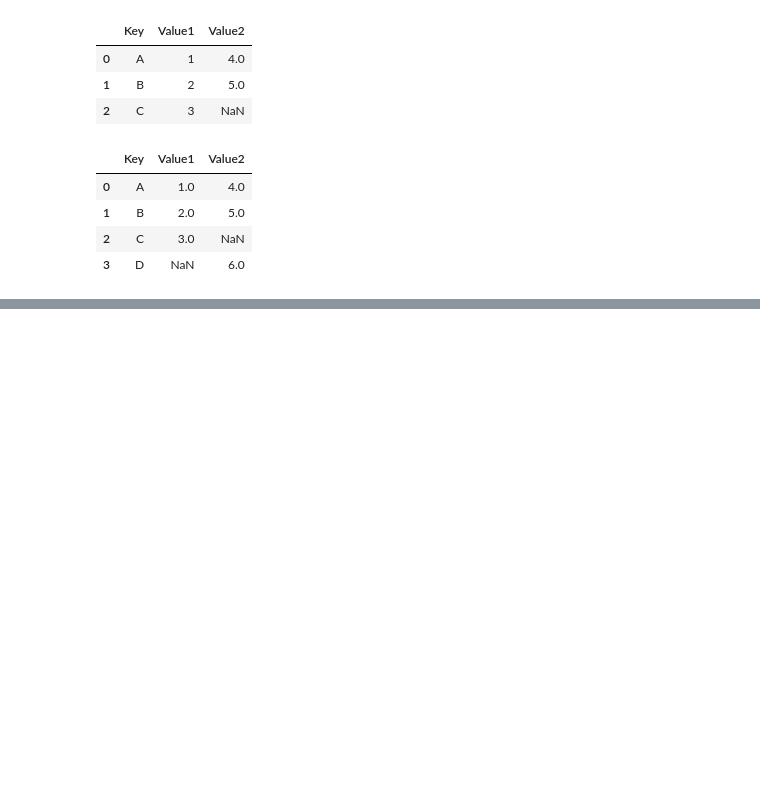
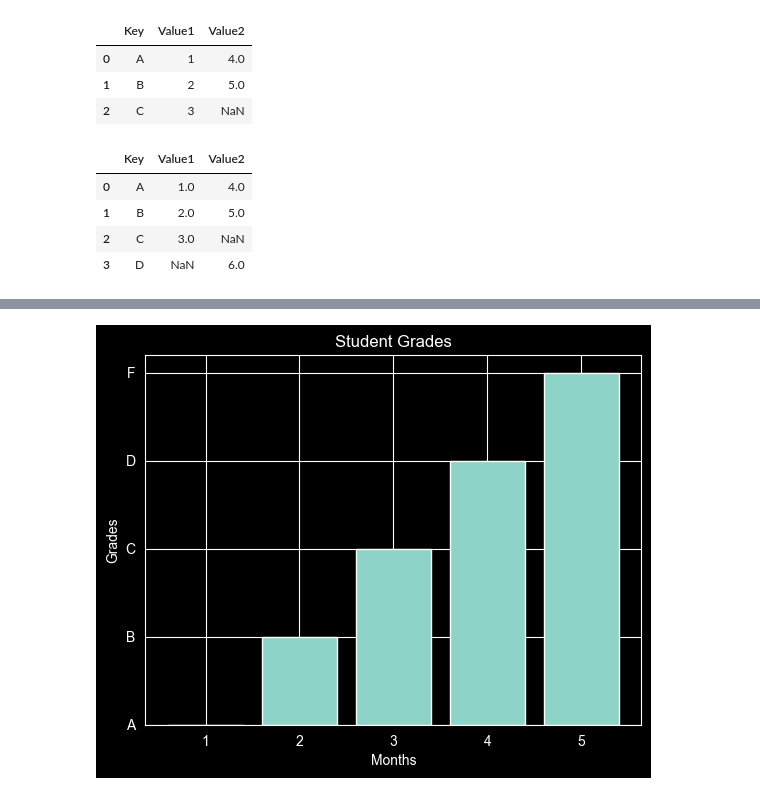
Before and after one commit to huzaifawaheed10/LIBRARIES_IN_PYTHON, a Jupyter notebook: LIBRARIES FOR DATA ANALYSIS.ipynb, the cells around one changed output, grey strips where cells are left out. Cells and saved outputs as stored; diff of their text form; code cells hidden in the pictures; blank space fills up the shorter version.

```diff
--- a/LIBRARIES FOR DATA ANALYSIS.ipynb
+++ b/LIBRARIES FOR DATA ANALYSIS.ipynb
@@ -1445,0 +1677,13 @@ pd.merge(dt1,dt2,on='Key',how="outer")  #All rows from both, NaN where no match
+# %%
+# Bar chart
+x=[1,2,3,4,5]
+y=["A","B",'C','D','F']
+
+plt.bar(x,y)
+plt.title("Student Grades")
+plt.xlabel("Months")
+plt.ylabel("Grades")
+
+plt.show()
+# %% [output]
+[figure, added]
```
Also changed, not shown: parts of 29 cells of this notebook.
